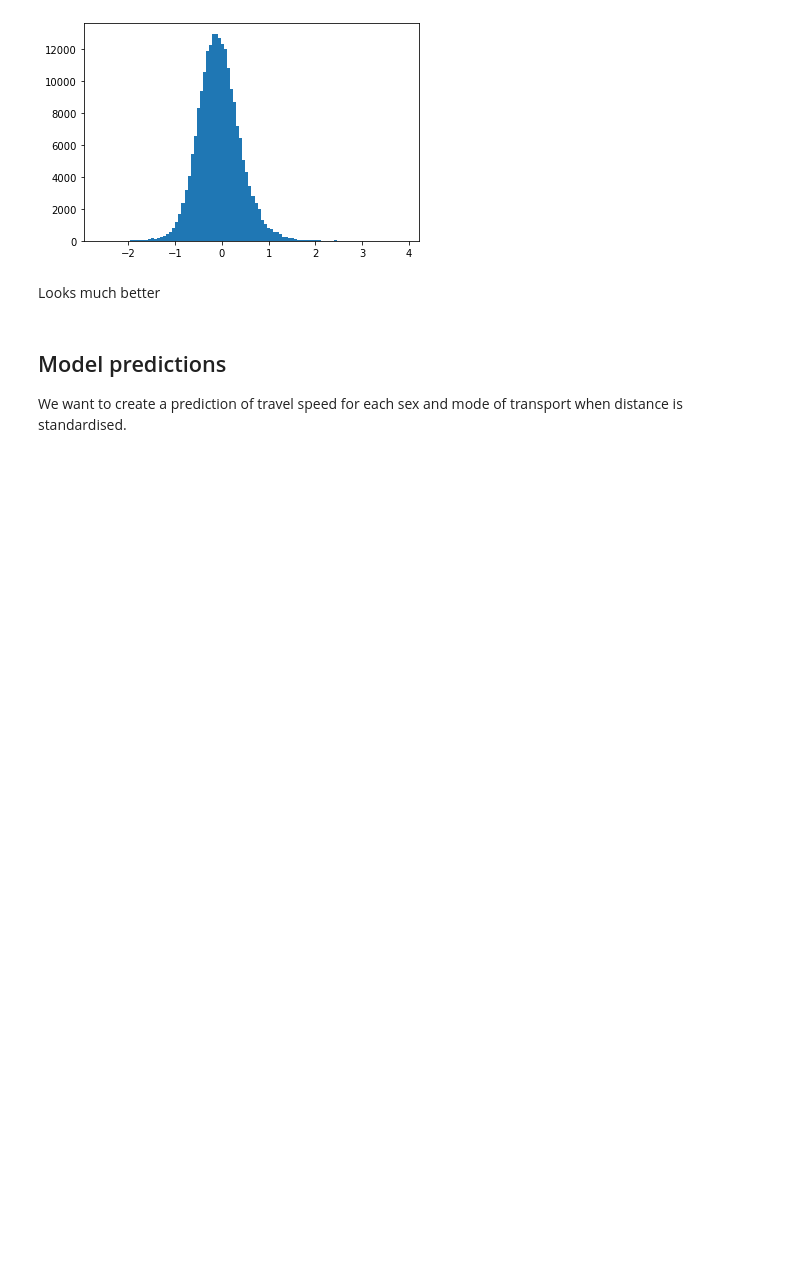
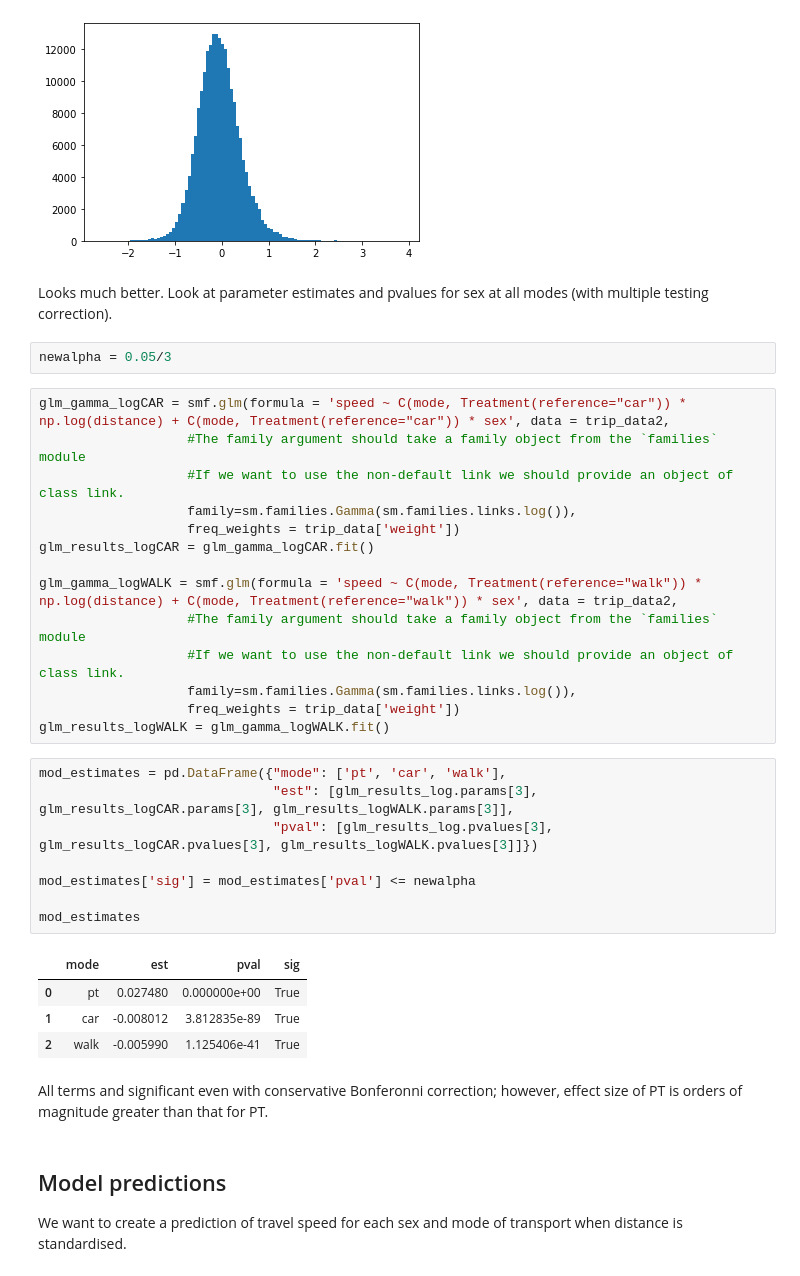
Before and after one commit to CorrelAid/gender-equality-and-mobility, a Jupyter notebook: notebooks/04_ModelPTspeed.ipynb, the cells around one changed output. Saved outputs shown, nothing was run; the diff lists cells and outputs as text; blank space fills up the shorter version.

Commit message:
Add explicit significance test for sex in all modes
Correct for multiple testing using Bonferonni

```diff
--- a/notebooks/04_ModelPTspeed.ipynb
+++ b/notebooks/04_ModelPTspeed.ipynb
@@ -268,8 +268,39 @@ plt.hist(resid, bins = 100)
 plt.show()
 # %% [output]
 [figure]
-# %% [markdown]
-Looks much better
+# %% [markdown]
+Looks much better. Look at parameter estimates and pvalues for sex at all modes (with multiple testing correction).
+# %%
+newalpha = 0.05/3
+# %%
+glm_gamma_logCAR = smf.glm(formula = 'speed ~ C(mode, Treatment(reference="car")) * np.log(distance) + C(mode, Treatment(reference="car")) * sex', data = trip_data2,
+                   #The family argument should take a family object from the `families` module
+                   #If we want to use the non-default link we should provide an object of class link.
+                   family=sm.families.Gamma(sm.families.links.log()),
+                   freq_weights = trip_data['weight'])
+glm_results_logCAR = glm_gamma_logCAR.fit()
+
+glm_gamma_logWALK = smf.glm(formula = 'speed ~ C(mode, Treatment(reference="walk")) * np.log(distance) + C(mode, Treatment(reference="walk")) * sex', data = trip_data2,
+                   #The family argument should take a family object from the `families` module
+                   #If we want to use the non-default link we should provide an object of class link.
+                   family=sm.families.Gamma(sm.families.links.log()),
+                   freq_weights = trip_data['weight'])
+glm_results_logWALK = glm_gamma_logWALK.fit()
+# %%
+mod_estimates = pd.DataFrame({"mode": ['pt', 'car', 'walk'],
+                              "est": [glm_results_log.params[3], glm_results_logCAR.params[3], glm_results_logWALK.params[3]],
+                              "pval": [glm_results_log.pvalues[3], glm_results_logCAR.pvalues[3], glm_results_logWALK.pvalues[3]]})
+
+mod_estimates['sig'] = mod_estimates['pval'] <= newalpha
+
+mod_estimates
+# %% [output]
+|  | mode | est | pval | sig |
+| 0 | pt | 0.027480 | 0.000000e+00 | True |
+| 1 | car | -0.008012 | 3.812835e-89 | True |
+| 2 | walk | -0.005990 | 1.125406e-41 | True |
+# %% [markdown]
+All terms and significant even with conservative Bonferonni correction; however, effect size of PT is orders of magnitude greater than that for PT.
 # %% [markdown]
 ## Model predictions
 
```
Also changed, not shown: parts of 2 cells of this notebook.
